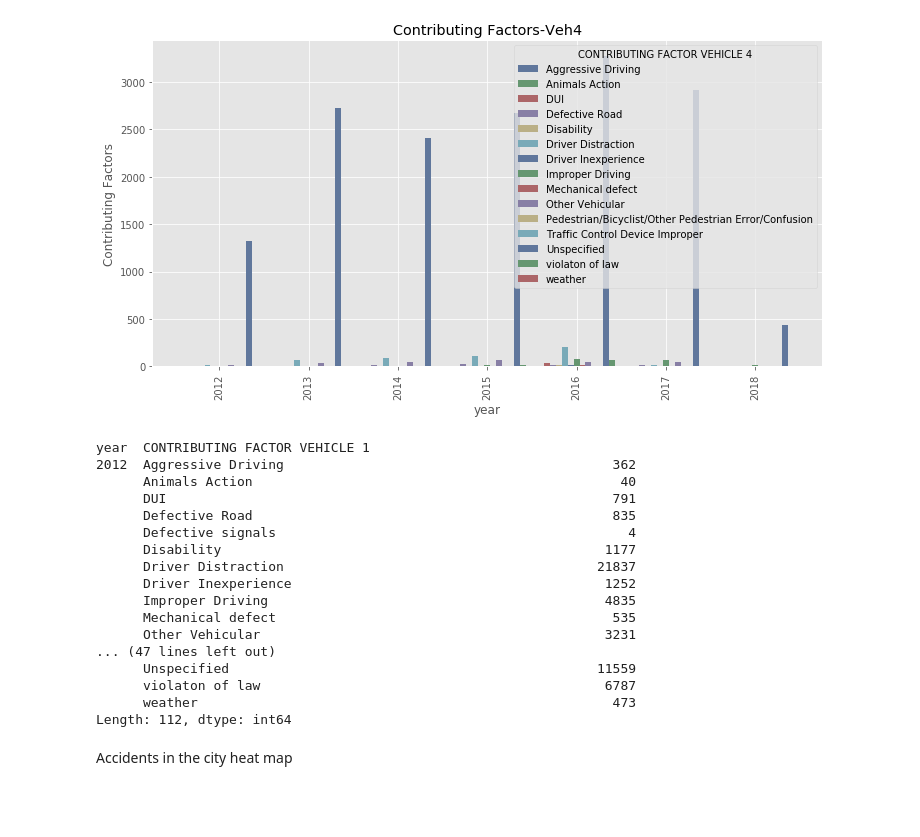
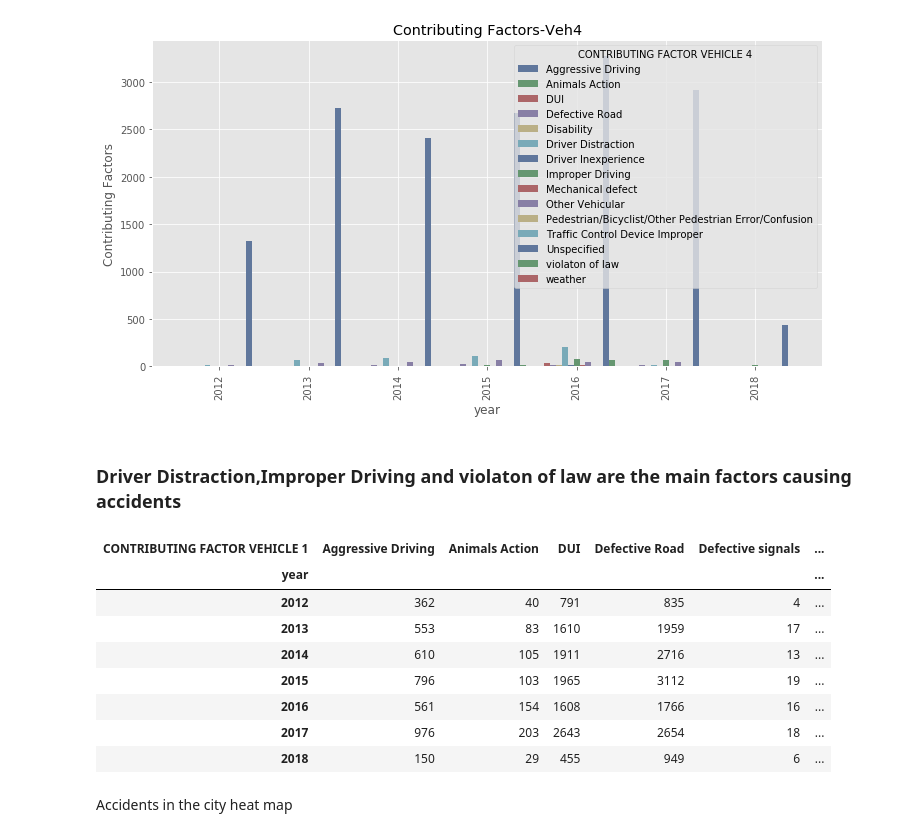
Before and after one commit to psumank/DATA698, a Jupyter notebook: EDA/NYPD Motor Vehicle Accidents.ipynb, the cells around one changed output. Drawn from its saved outputs; the diff is of its cells as text; code cells hidden in the pictures; blank space fills up the shorter version.

Commit message:
vehicle contributing factors

```diff
--- a/EDA/NYPD Motor Vehicle Accidents.ipynb
+++ b/EDA/NYPD Motor Vehicle Accidents.ipynb
@@ -330,26 +330,20 @@ plt.show()
 [figure]
 [figure]
 [figure]
+# %% [markdown]
+### Driver Distraction,Improper Driving and violaton of law are the main factors causing accidents
 # %%
-df_CONTRIBUTING_FACTOR.groupby([df_CONTRIBUTING_FACTOR['year'], df_CONTRIBUTING_FACTOR['CONTRIBUTING FACTOR VEHICLE 1']]).size().
+df_CONTRIBUTING_FACTOR.groupby([df_CONTRIBUTING_FACTOR['year'], df_CONTRIBUTING_FACTOR['CONTRIBUTING FACTOR VEHICLE 1']]).size().unstack()
 # %% [output]
-year  CONTRIBUTING FACTOR VEHICLE 1
-2012  Aggressive Driving                                          362
-      Animals Action                                               40
-      DUI                                                         791
-      Defective Road                                              835
-      Defective signals                                             4
-      Disability                                                 1177
-      Driver Distraction                                        21837
-      Driver Inexperience                                        1252
-      Improper Driving                                           4835
-      Mechanical defect                                           535
-      Other Vehicular                                            3231
-... (47 lines left out)
-      Unspecified                                               11559
-      violaton of law                                            6787
-      weather                                                     473
-Length: 112, dtype: int64
+| CONTRIBUTING FACTOR VEHICLE 1 | Aggressive Driving | Animals Action | DUI | Defective Road | Defective signals | ... |
+| year |  |  |  |  |  | ... |
+| 2012 | 362 | 40 | 791 | 835 | 4 | ... |
+| 2013 | 553 | 83 | 1610 | 1959 | 17 | ... |
+| 2014 | 610 | 105 | 1911 | 2716 | 13 | ... |
+| 2015 | 796 | 103 | 1965 | 3112 | 19 | ... |
+| 2016 | 561 | 154 | 1608 | 1766 | 16 | ... |
+| 2017 | 976 | 203 | 2643 | 2654 | 18 | ... |
+| 2018 | 150 | 29 | 455 | 949 | 6 | ... |
 # %% [markdown]
 Accidents in the city heat map
 # %%
```
